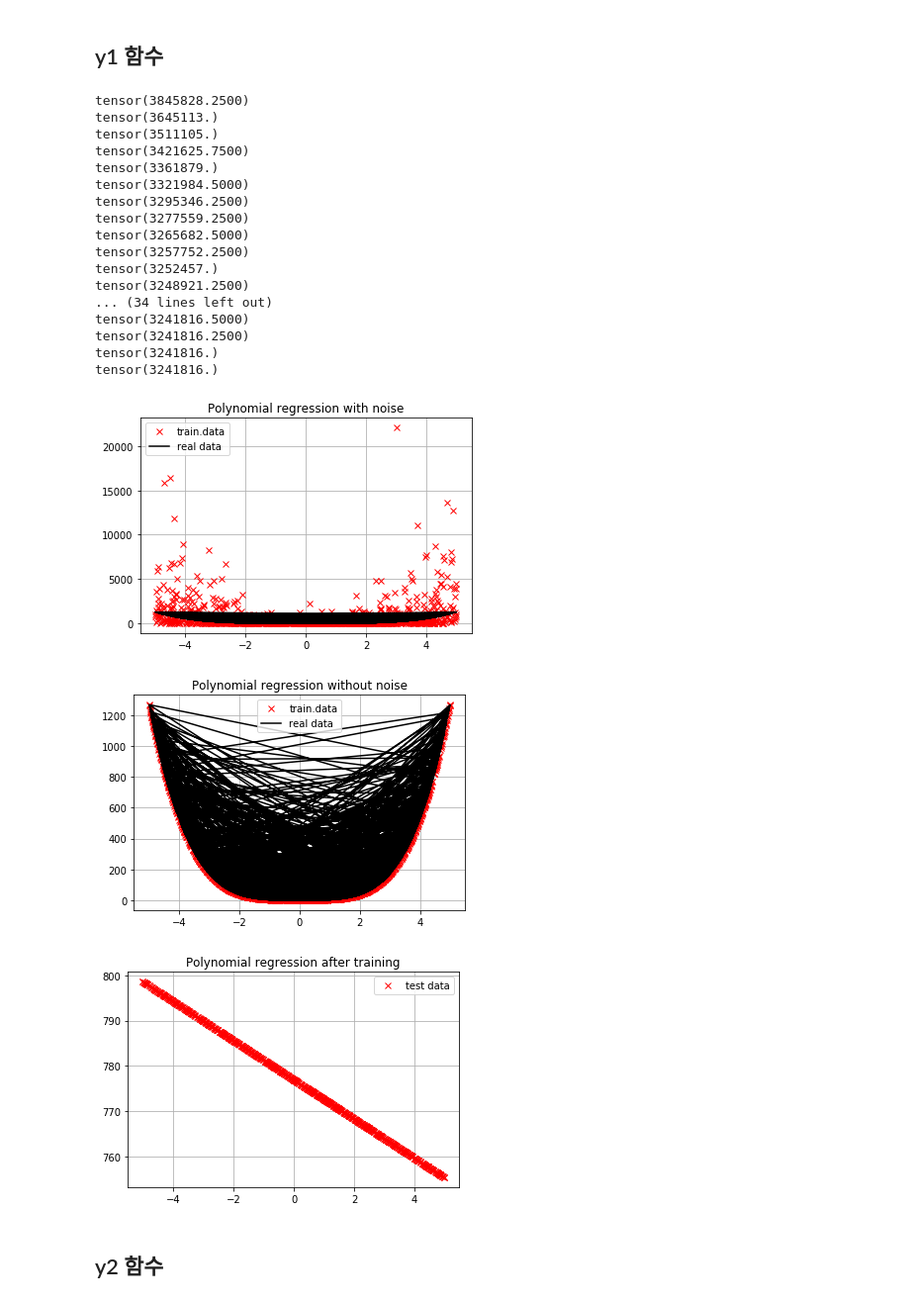
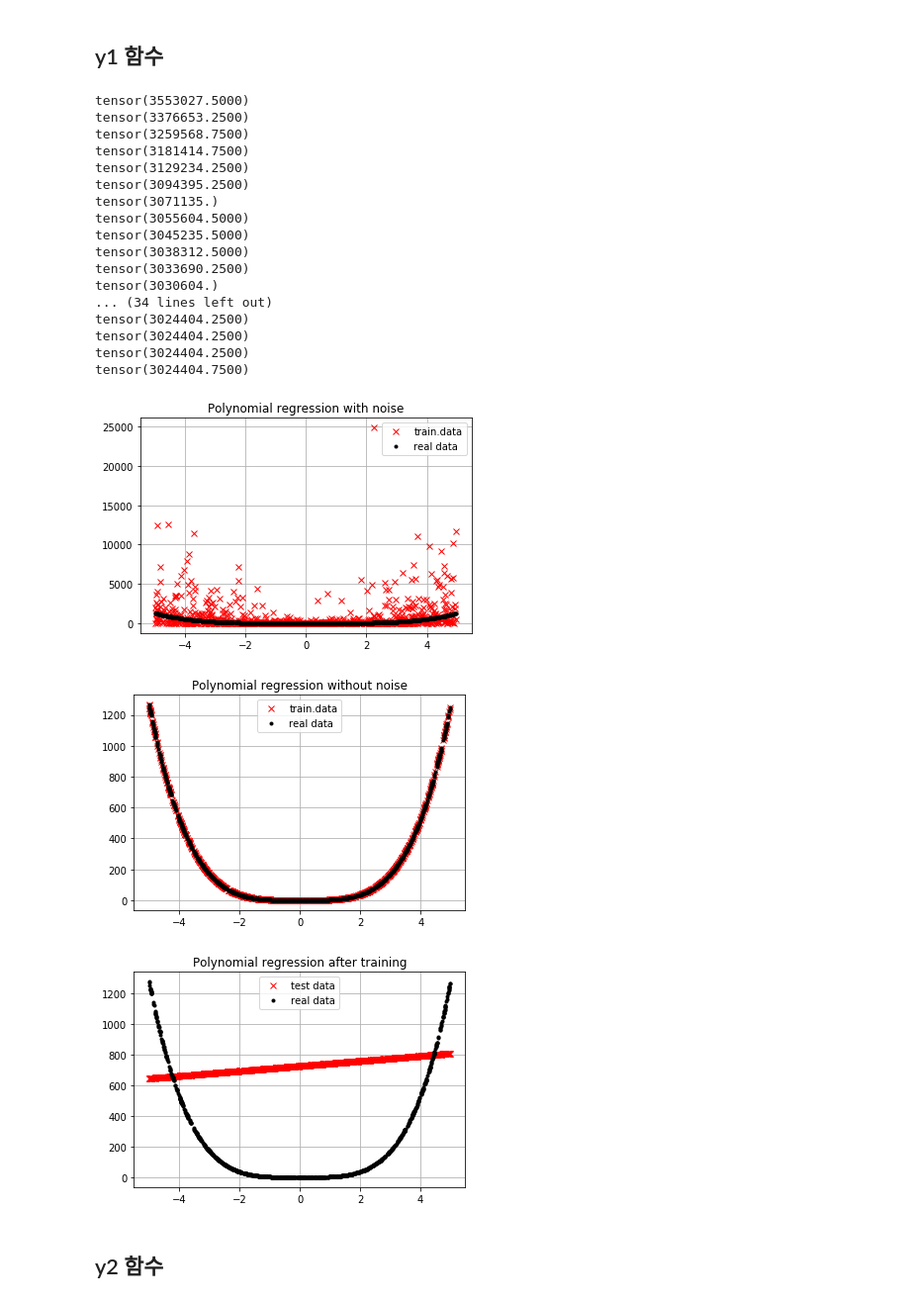
Before and after one commit to Present-Jeong/Hyunjae-Yeah-, a Jupyter notebook: Week3 Linear Regression Assignment.ipynb, the cells around one changed output. Shown at 99% size. Cells and saved outputs as stored; diff of their text form; code cells hidden in the pictures.

```diff
--- a/Week3 Linear Regression Assignment.ipynb
+++ b/Week3 Linear Regression Assignment.ipynb
@@ -45,7 +63,7 @@ optimizer = optim.SGD(model.parameters(),lr=0.01)
 ## y1 함수
 # %%
 label = y1_noise
-losses = []
+losses1 = []
 for i in range(num_epoch):
     optimizer.zero_grad()
     output = model(x)
@@ -56,27 +74,27 @@ for i in range(num_epoch):
 
     if i % 10 == 0:
         print(loss.data)
-    losses.append(loss.data.cpu())
+    losses1.append(loss.data)
 # param_list=list(model.parameters())
 # print(param_list[0].item(),param_list[1].item())
 # %% [output]
-tensor(3845828.2500)
-tensor(3645113.)
-tensor(3511105.)
-tensor(3421625.7500)
-tensor(3361879.)
-tensor(3321984.5000)
-tensor(3295346.2500)
-tensor(3277559.2500)
-tensor(3265682.5000)
-tensor(3257752.2500)
-tensor(3252457.)
-tensor(3248921.2500)
+tensor(3553027.5000)
+tensor(3376653.2500)
+tensor(3259568.7500)
+tensor(3181414.7500)
+tensor(3129234.2500)
+tensor(3094395.2500)
+tensor(3071135.)
+tensor(3055604.5000)
+tensor(3045235.5000)
+tensor(3038312.5000)
+tensor(3033690.2500)
+tensor(3030604.)
 ... (34 lines left out)
-tensor(3241816.5000)
-tensor(3241816.2500)
-tensor(3241816.)
-tensor(3241816.)
+tensor(3024404.2500)
+tensor(3024404.2500)
+tensor(3024404.2500)
+tensor(3024404.7500)
 # %%
 num_test_data = 1000
 test_data = init.uniform_(torch.Tensor(num_test_data,1),-5,5)
@@ -84,30 +102,31 @@ test_data = init.uniform_(torch.Tensor(num_test_data,1),-5,5)
 # print(test_data, model(test_data))
 # %%
 plt.plot(x.data,y1_noise.data,'rx')
-plt.plot(x.data,y1.data,'k-')
+plt.plot(x.data,y1.data,'k.')
 plt.legend(['train.data','real data'])
 plt.title('Polynomial regression with noise')
 plt.grid(True)
 plt.show()
 # %% [output]
-[figure, old version]
+[figure, new version]
 # %%
 plt.plot(x.data,y1.cpu().data,'rx')
-plt.plot(x.data,y1.data,'k-')
+plt.plot(x.data,y1.data,'k.')
 plt.legend(['train.data','real data'])
 plt.title('Polynomial regression without noise')
 plt.grid(True)
 plt.show()
 # %% [output]
-[figure, old version]
+[figure, new version]
 # %%
 plt.plot(test_data.data,model(test_data).data,'rx')
+plt.plot(test_data.data,2*(test_data)**4 + (test_data)**2,'k.')
 plt.legend(['test data','real data'])
 plt.title('Polynomial regression after training')
 plt.grid(True)
 plt.show()
 # %% [output]
-[figure, old version]
+[figure, new version]
 # %% [markdown]
 ## y2 함수
 # %%
```
Also changed, not shown: parts of 8 cells of this notebook.
